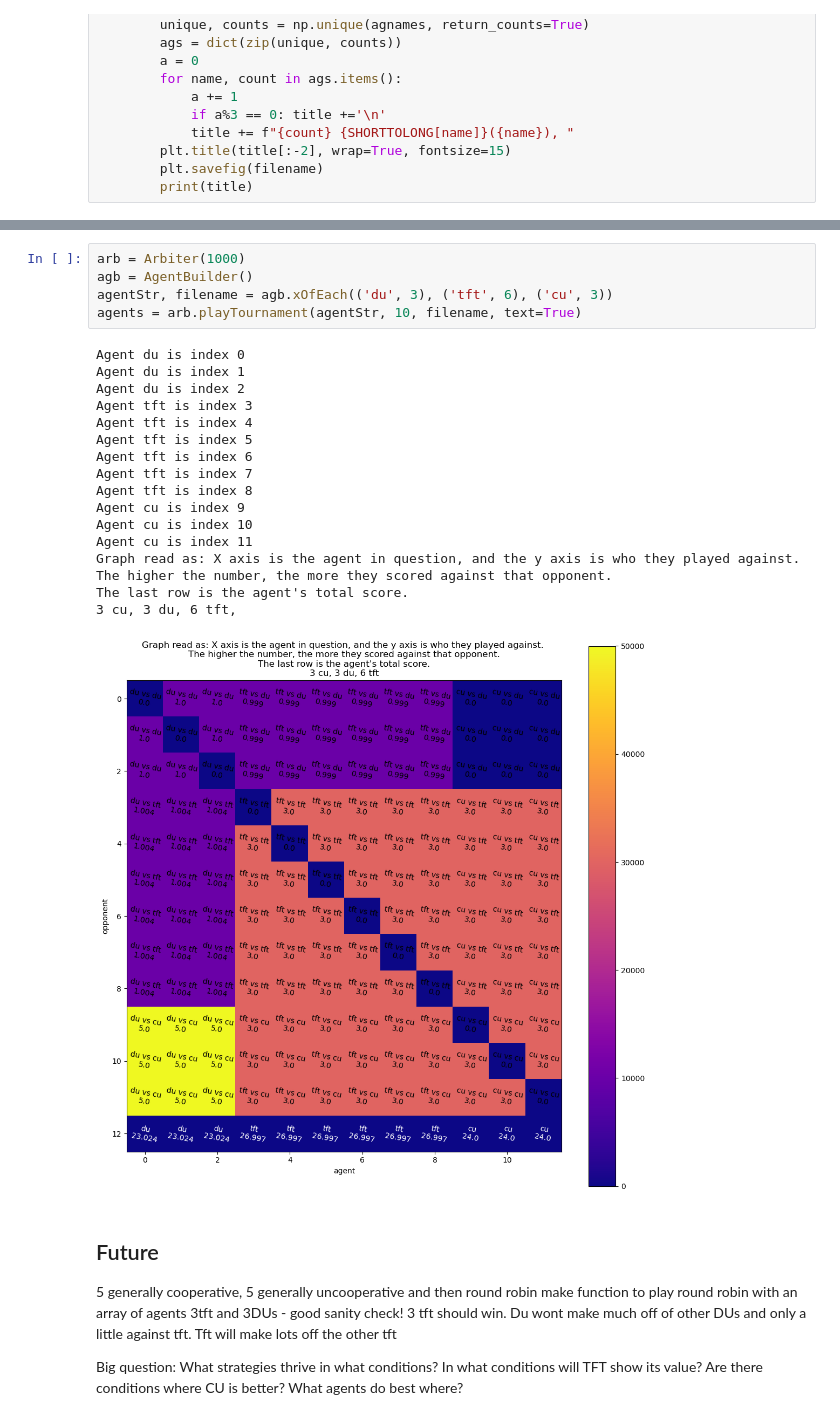
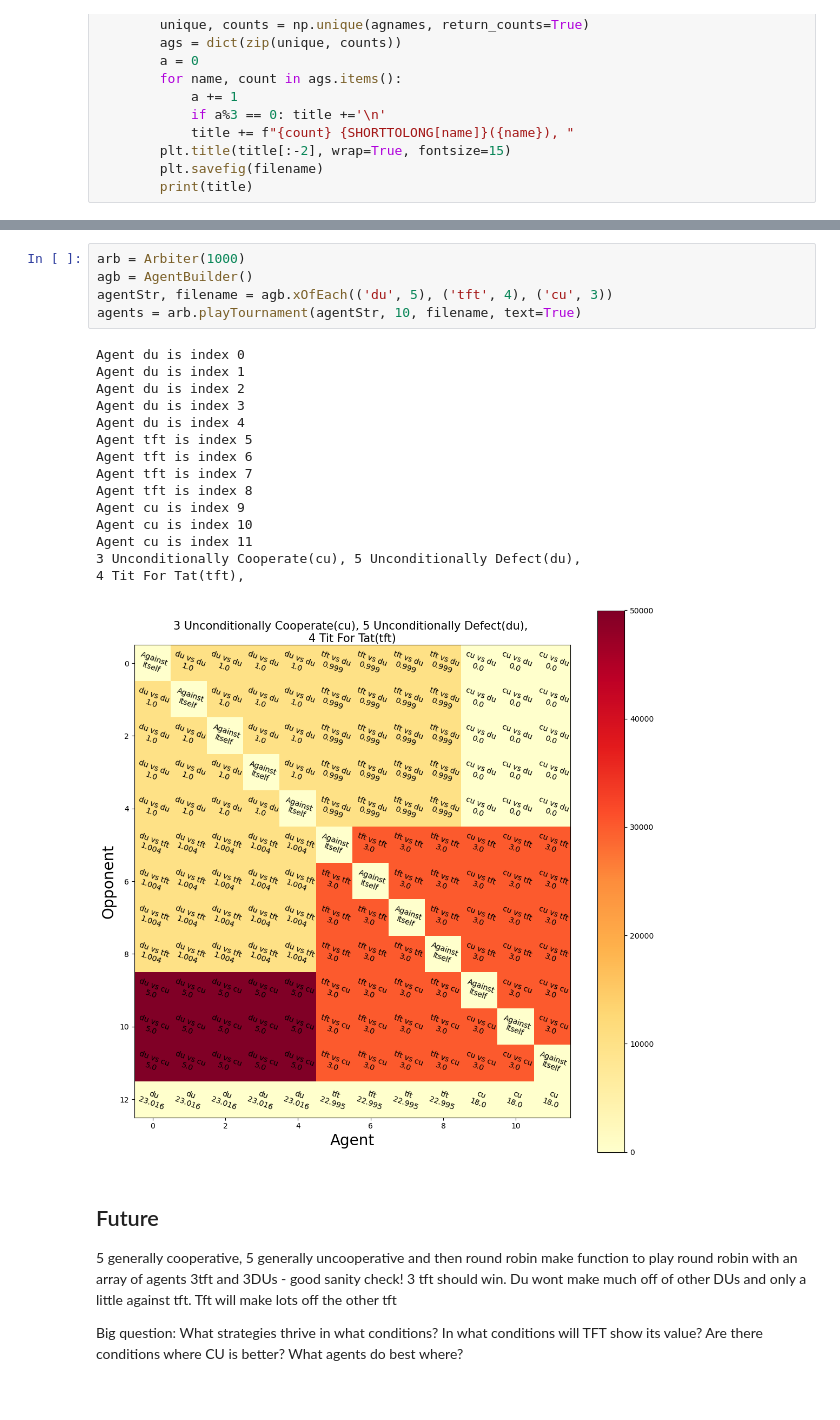
Before and after one commit to sebastianwied/GameTheory, a Jupyter notebook: PrisonersDilemma.ipynb, the cells around one changed output, grey strips where cells are left out. Cells and saved outputs as stored; diff of their text form.

```diff
--- a/PrisonersDilemma.ipynb
+++ b/PrisonersDilemma.ipynb
@@ -295,26 +295,24 @@ Agent tft is index 9
 # %%
 arb = Arbiter(1000)
 agb = AgentBuilder()
-agentStr, filename = agb.xOfEach(('du', 3), ('tft', 6), ('cu', 3))
+agentStr, filename = agb.xOfEach(('du', 5), ('tft', 4), ('cu', 3))
 agents = arb.playTournament(agentStr, 10, filename, text=True)
 # %% [output]
 Agent du is index 0
 Agent du is index 1
 Agent du is index 2
-Agent tft is index 3
-Agent tft is index 4
+Agent du is index 3
+Agent du is index 4
 Agent tft is index 5
 Agent tft is index 6
 Agent tft is index 7
 Agent tft is index 8
 Agent cu is index 9
 Agent cu is index 10
 Agent cu is index 11
-Graph read as: X axis is the agent in question, and the y axis is who they played against.
-The higher the number, the more they scored against that opponent.
-The last row is the agent's total score.
-3 cu, 3 du, 6 tft,
+3 Unconditionally Cooperate(cu), 5 Unconditionally Defect(du),
+4 Tit For Tat(tft),
-[figure, old version]
+[figure, new version]
 # %% [markdown]
 ## Future
 5 generally cooperative, 5 generally uncooperative and then round robin
```
Also changed, not shown: parts of 1 cell of this notebook, 6 other files.
